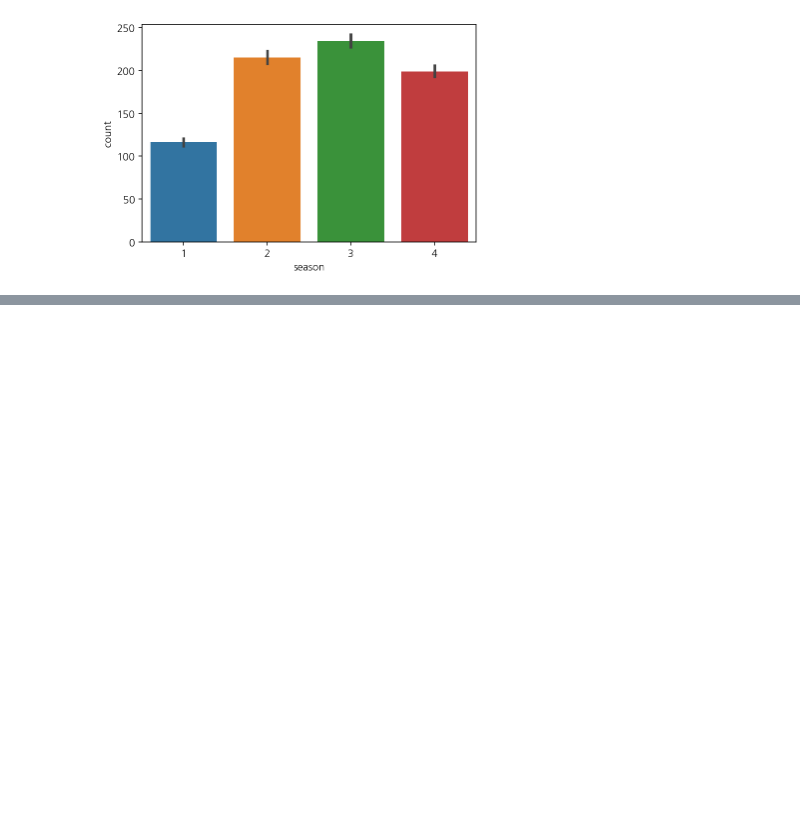
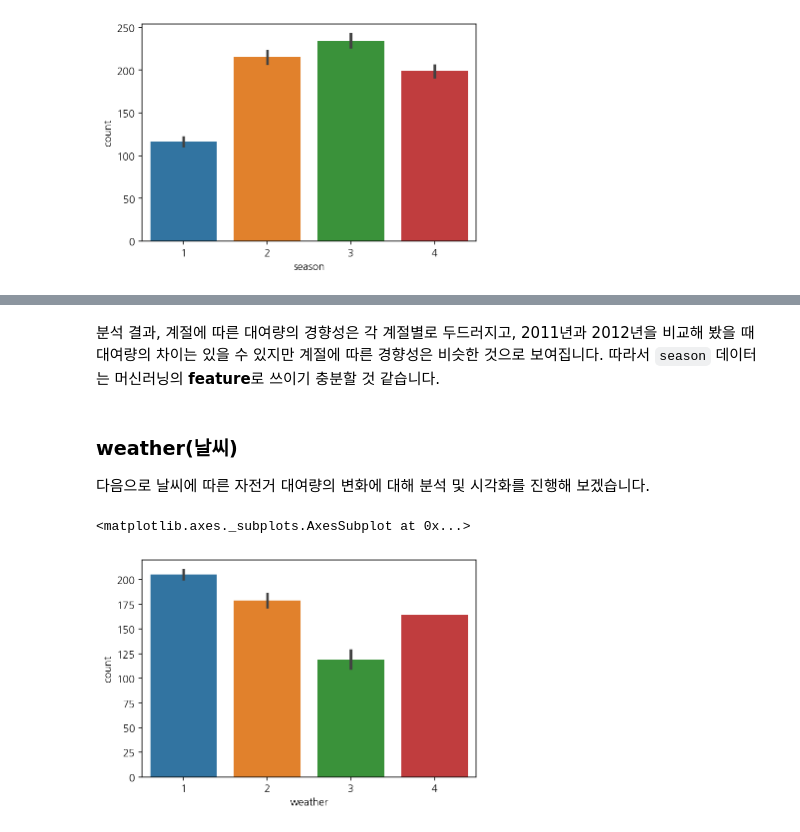
Before and after one commit to ybear90/Kaggle_competition, a Jupyter notebook: Bike_Sharing_Demand/Bike_Sharing_Demand_Chap1.ipynb, the cells around one changed output, grey strips where cells are left out. Drawn from its saved outputs; the diff is of its cells as text; code cells hidden in the pictures; blank space fills up the shorter version.

````diff
--- a/Bike_Sharing_Demand/Bike_Sharing_Demand_Chap1.ipynb
+++ b/Bike_Sharing_Demand/Bike_Sharing_Demand_Chap1.ipynb
@@ -485,0 +507,12 @@ sns.barplot(data=train, x="season", y="count")
+# %% [markdown]
+분석 결과, 계절에 따른 대여량의 경향성은 각 계절별로 두드러지고, 2011년과 2012년을 비교해 봤을 때 대여량의 차이는 있을 수 있지만 계절에 따른 경향성은 비슷한 것으로 보여집니다. 따라서 ```season``` 데이터는 머신러닝의 **feature**로 쓰이기 충분할 것 같습니다.
+# %% [markdown]
+### weather(날씨)
+
+다음으로 날씨에 따른 자전거 대여량의 변화에 대해 분석 및 시각화를 진행해 보겠습니다.
+# %%
+# 단순히 barplot으로 먼저 시각화 확인을 해봅니다
+sns.barplot(data=train, x="weather", y="count")
+# %% [output]
+<matplotlib.axes._subplots.AxesSubplot at 0x...>
+[figure, added]
````
Also changed, not shown: parts of 60 cells of this notebook.
